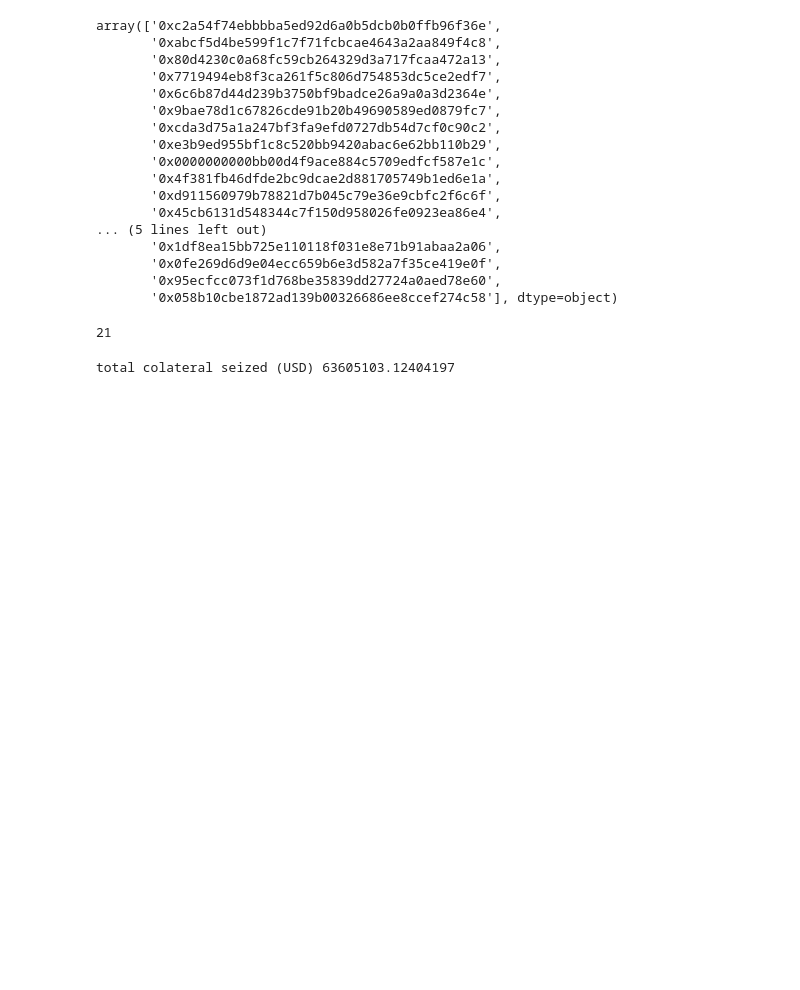
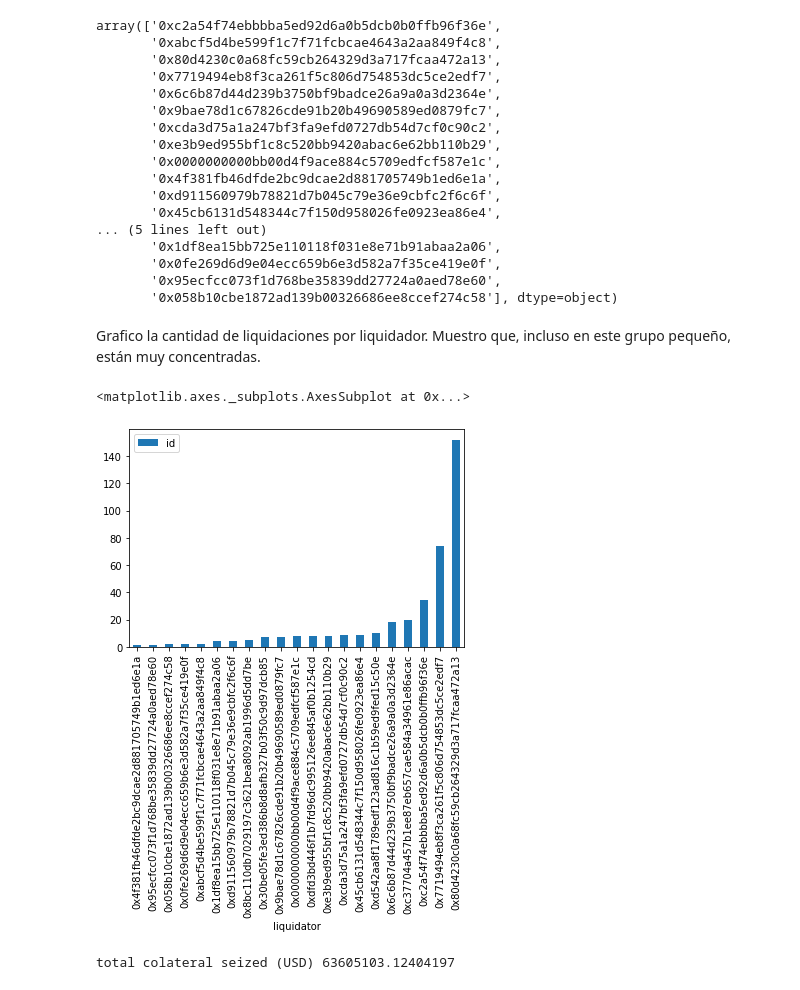
Before and after one commit to rpasquini/defidata, a Jupyter notebook: AAVE_graph_request_examples.ipynb, the cells around one changed output. Drawn from its saved outputs; the diff is of its cells as text; code cells hidden in the pictures; blank space fills up the shorter version.

```diff
--- a/AAVE_graph_request_examples.ipynb
+++ b/AAVE_graph_request_examples.ipynb
@@ -373,10 +373,15 @@ array(['0xc2a54f74ebbbba5ed92d6a0b5dcb0b0ffb96f36e',
        '0x0fe269d6d9e04ecc659b6e3d582a7f35ce419e0f',
        '0x95ecfcc073f1d768be35839dd27724a0aed78e60',
        '0x058b10cbe1872ad139b00326686ee8ccef274c58'], dtype=object)
-# %%
-df['liquidator'].unique().shape[0]
-# %% [output]
-21
+# %% [markdown]
+Grafico la cantidad de liquidaciones por liquidador. Muestro que, incluso en este grupo pequeño, están muy concentradas.
+# %%
+df2=df.groupby('liquidator')['id'].count().reset_index()
+# %%
+df2.sort_values('id').plot(kind='bar', x='liquidator')
+# %% [output]
+<matplotlib.axes._subplots.AxesSubplot at 0x...>
+[figure, added]
 # %%
 print('total colateral seized (USDC)',sum(df['collateralAmount'].astype('float')*(10**-6)))
 # %% [output]
```
